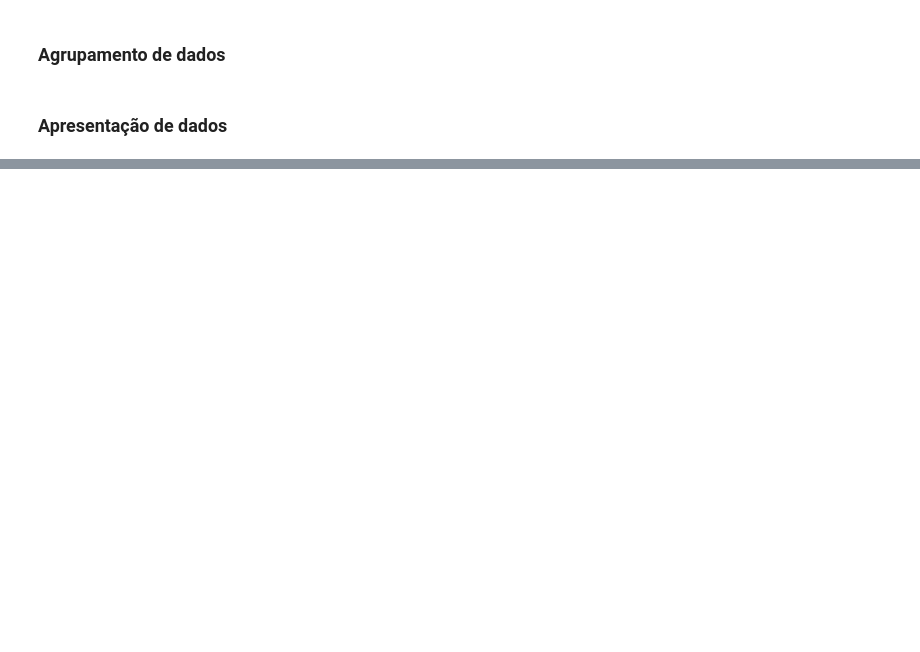
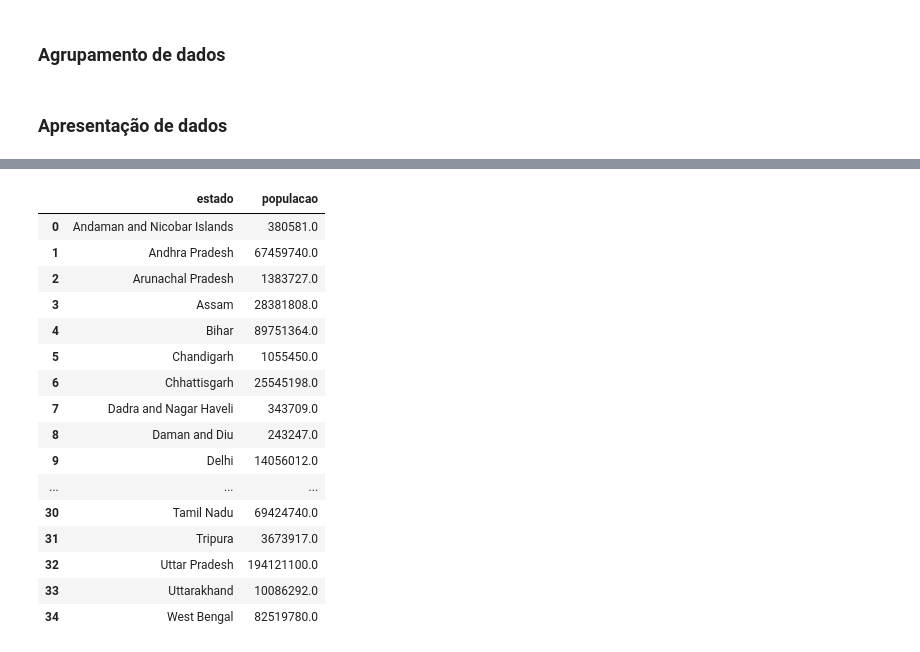
Before and after one commit to Paty3672/diwali_sales_behavior, a Jupyter notebook: diwali_sales_analysis.ipynb, the cells around one changed output, grey strips where cells are left out. Saved outputs shown, nothing was run; the diff lists cells and outputs as text; code cells hidden in the pictures; blank space fills up the shorter version.

```diff
--- a/diwali_sales_analysis.ipynb
+++ b/diwali_sales_analysis.ipynb
@@ -166,0 +305,2 @@ fig_por_faixa_etaria.show()
+# %%
+censo_por_estado_populacao = censo_indiano_2011.groupby('estado')['populacao'].sum().reset_index()
@@ -166,0 +345,20 @@ fig_por_faixa_etaria.show()
+# %%
+censo_por_estado_populacao
+# %% [output]
+|  | estado | populacao |
+| 0 | Andaman and Nicobar Islands | 380581.0 |
+| 1 | Andhra Pradesh | 67459740.0 |
+| 2 | Arunachal Pradesh | 1383727.0 |
+| 3 | Assam | 28381808.0 |
+| 4 | Bihar | 89751364.0 |
+| 5 | Chandigarh | 1055450.0 |
+| 6 | Chhattisgarh | 25545198.0 |
+| 7 | Dadra and Nagar Haveli | 343709.0 |
+| 8 | Daman and Diu | 243247.0 |
+| 9 | Delhi | 14056012.0 |
+| ... | ... | ... |
+| 30 | Tamil Nadu | 69424740.0 |
+| 31 | Tripura | 3673917.0 |
+| 32 | Uttar Pradesh | 194121100.0 |
+| 33 | Uttarakhand | 10086292.0 |
+| 34 | West Bengal | 82519780.0 |
```
Also changed, not shown: parts of 31 cells of this notebook, 2 other files.
